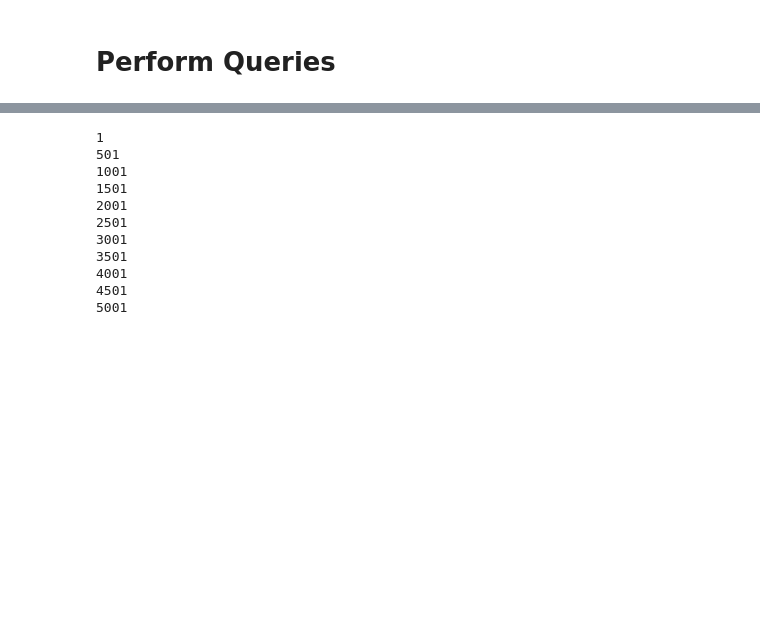
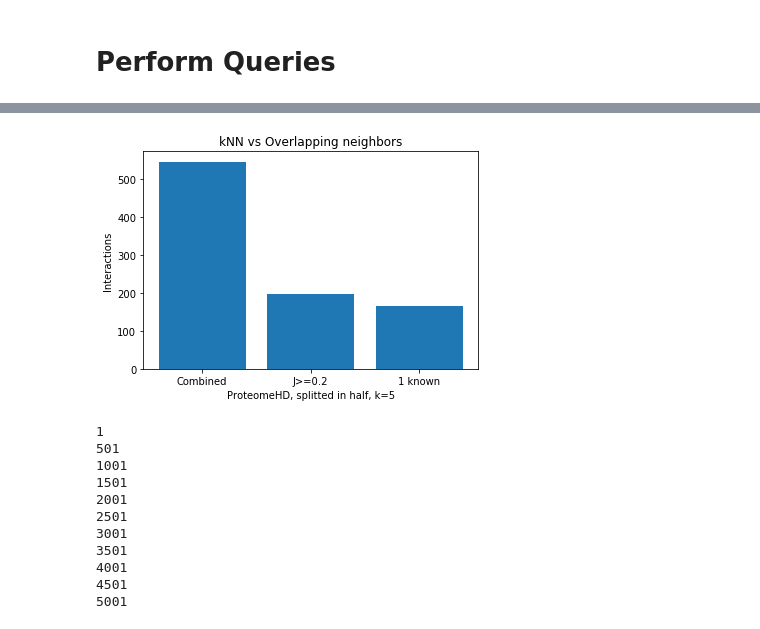
Before and after one commit to hoyinchu/ProteomicsResearch, a Jupyter notebook: notebooks/EvaluateEmbeddings.ipynb, the cells around one changed output, grey strips where cells are left out. Cells and saved outputs as stored; diff of their text form; code cells hidden in the pictures; blank space fills up the shorter version.

```diff
--- a/notebooks/EvaluateEmbeddings.ipynb
+++ b/notebooks/EvaluateEmbeddings.ipynb
@@ -149,3 +515,22 @@ def euclidean_dist_wrapper(p1_vec,p2_vec):
+# %%
+x_labels = ['Combined','J>=0.2','1 known']
+y_labels = [
+            545,
+            198,
+            165
+           ]
+
+x_pos = [i for i, _ in enumerate(x_labels)]
+
+plt.bar(x_pos, y_labels)
+plt.xlabel("ProteomeHD, splitted in half, k=5")
+plt.ylabel("Interactions")
+plt.title("kNN vs Overlapping neighbors")
+plt.xticks(x_pos, x_labels)
+#plt.ylim((0,10323))
+plt.show()
+# %% [output]
+[figure, added]
 # %%
 tSNE_path = f"{PATH_ROOT}/data_sources/ProteomeHD/tSNE.csv"
 tSNE_df = pd.read_csv(tSNE_path)
```
Also changed, not shown: parts of 49 cells of this notebook, 1 other file.
